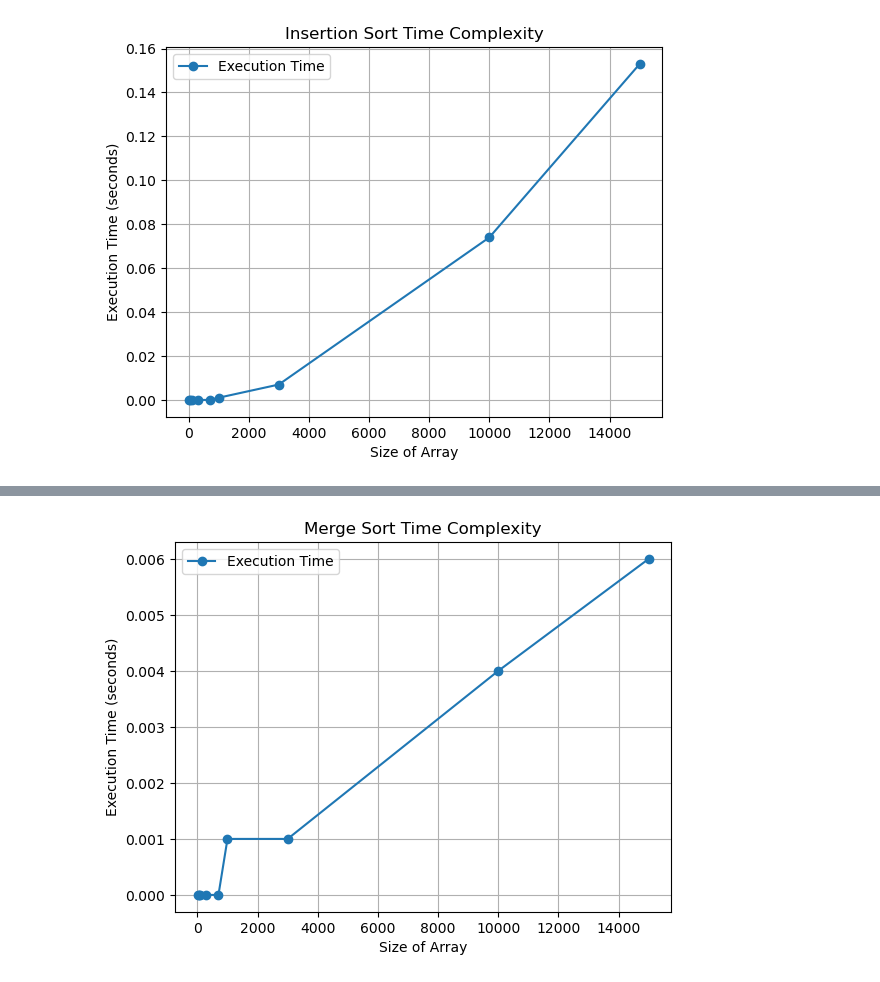
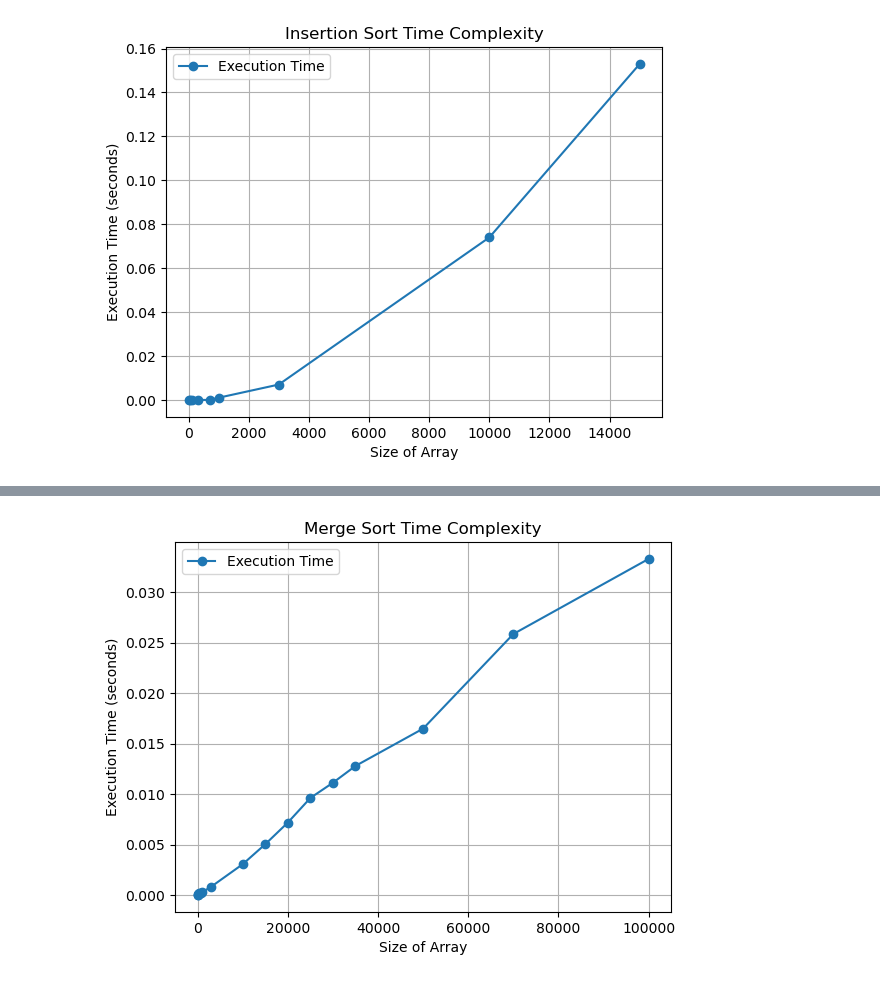
Before and after one commit to lakshaybansal013-gif/ADA_Projects_File, a Jupyter notebook: sorting_graphs.ipynb, the cells around one changed output, grey strips where cells are left out. Cells and saved outputs as stored; diff of their text form; code cells hidden in the pictures.

```diff
--- a/sorting_graphs.ipynb
+++ b/sorting_graphs.ipynb
@@ -43,9 +50,9 @@ df1
 # %%
-df.plot(x='size of array', y='Execution Time', kind='line', marker='o')
+df1.plot(x='size of array', y='Execution Time', kind='line', marker='o')
 plt.xlabel('Size of Array')
 plt.ylabel('Execution Time (seconds)')
 plt.title('Merge Sort Time Complexity')
 plt.grid(True)
 plt.show()
 # %% [output]
-[figure, old version]
+[figure, new version]
```
Also changed, not shown: parts of 1 cell of this notebook, 2 other files.
